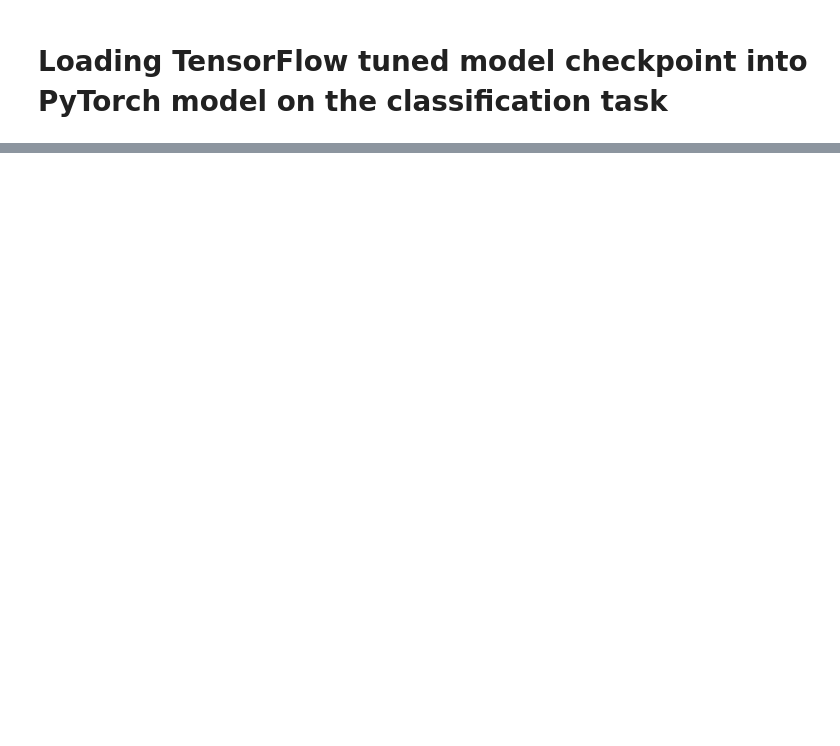
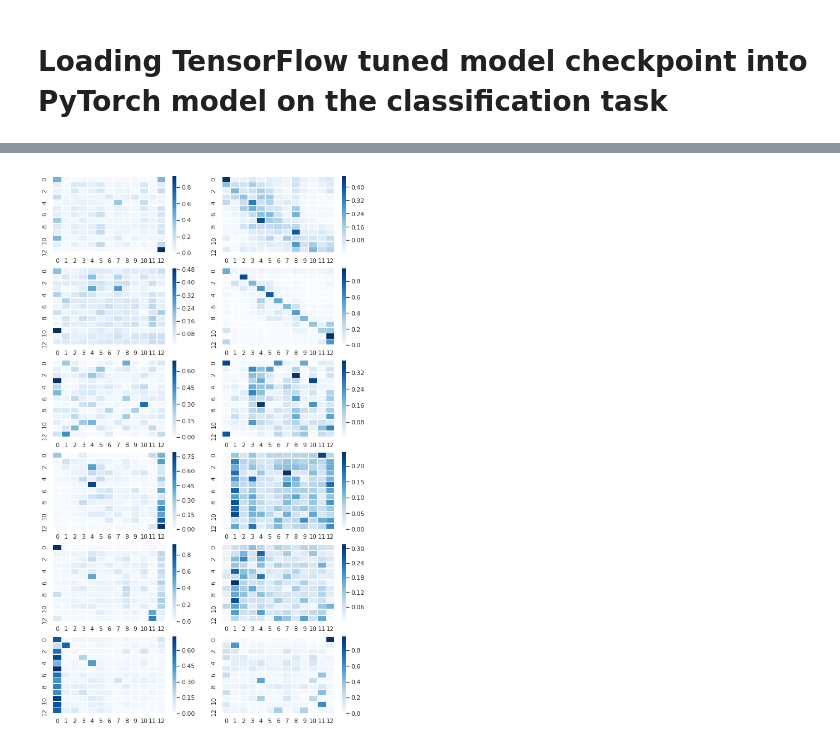
Before and after one commit to ylhsieh/pytorch-pretrained-BERT, a Jupyter notebook: Test loading tuned yelp model from tf.ipynb, the cells around one changed output, grey strips where cells are left out. Drawn from its saved outputs; the diff is of its cells as text; code cells hidden in the pictures; blank space fills up the shorter version.

```diff
--- a/Test loading tuned yelp model from tf.ipynb
+++ b/Test loading tuned yelp model from tf.ipynb
@@ -272,0 +32,4 @@ Total loss of the TF model 9.06024 - Total loss of the PT model 9.0602445602417
+# %%
+tokenizer = tokenization.FullTokenizer(
+        vocab_file='./bert_configs/vocab.txt', do_lower_case=False)
+id_to_word = dict([(i,w) for (w,i) in tokenizer.vocab.items()])
@@ -272,0 +44,27 @@ Total loss of the TF model 9.06024 - Total loss of the PT model 9.0602445602417
+# %%
+# Model needs input_ids, token_type_ids, attention_mask,
+def send_sent_to_model(model, sent):
+    input_ids = []
+    input_ids.append( tokenizer.convert_tokens_to_ids(["[CLS]"] + sent + ["[SEP]"]) )
+    input_mask = [[1]*len(ii) for ii in input_ids]
+    # print(input_mask)
+    input_ids = torch.tensor(input_ids, dtype=torch.long)
+    input_mask = torch.tensor(input_mask, dtype=torch.long)
+    token_type_ids = torch.tensor(torch.zeros(input_mask.size()).long())
+
+    # eval_data = TensorDataset(input_ids, input_mask, token_type_ids)
+    # eval_sampler = SequentialSampler(eval_data)
+    # eval_dataloader = DataLoader(eval_data, sampler=eval_sampler, batch_size=1)
+
+    # batch = iter(eval_dataloader).next()
+    # input_ids, input_mask, token_type_ids = batch
+    # print([t.shape for t in batch])
+
+    input_ids = input_ids.to(device)
+    input_mask = input_mask.to(device)
+    token_type_ids = token_type_ids.to(device)
+
+    logits = model(input_ids, input_mask, token_type_ids)
+
+    #print(logits)
+    return logits
@@ -272,0 +199,7 @@ Total loss of the TF model 9.06024 - Total loss of the PT model 9.0602445602417
+# %%
+fig = plt.figure(figsize=(10, 30))
+for i in range(1, 13):
+    plt.subplot(10, 2, i)
+    ax = sns.heatmap(pre_attention_data[i-1],linewidths=.5,cmap="Blues")
+# %% [output]
+[figure, added]
```
Also changed, not shown: parts of 36 cells of this notebook.
